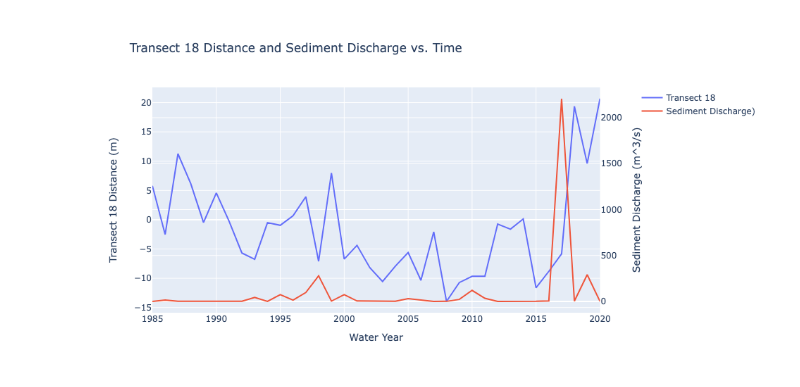
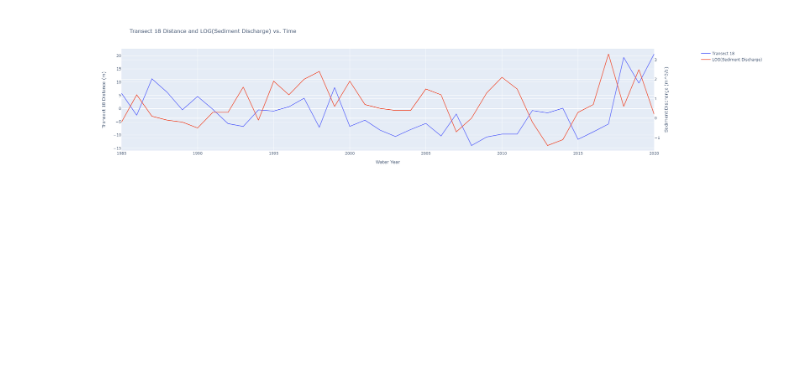
Before and after one commit to landen5/USGS-project, a Jupyter notebook: SingleVar.ipynb, the cells around one changed output. Saved outputs shown, nothing was run; the diff lists cells and outputs as text; code cells hidden in the pictures; blank space fills up the shorter version.

```diff
--- a/SingleVar.ipynb
+++ b/SingleVar.ipynb
@@ -123,37 +123,37 @@ from plotly.subplots import make_subplots
 fig = make_subplots(specs=[[{"secondary_y": True}]])
 
 # Add traces
 fig.add_trace(
     go.Scatter(x=[1985,1986,1987,1988,1989,1990,1991,1992,1993,1994,1995,1996,1997,1998,1999,2000,2001,2002,2003,2004,2005,2006,2007,2008,2009,2010,2011,2012,2013,2014,2015,2016,2017,2018,2019,2020],
                y=[5.800633135,-2.525792215,11.26297939,6.162470135,-0.4692219648,4.582740585,-0.2661578148,-5.687038715,-6.751223965,-0.4966542148,-0.9489800648,0.6815031352,3.924888985,-7.094181465,7.979817785,-6.722135015,-4.376693715,-8.170934715,-10.55158526,-7.920103015,-5.608041415,-10.34584811,-2.071342315,-13.95305141,-10.72921181,-9.661114915,-9.654031415,-0.7335888148,-1.616565415,0.1368180852,-11.63018336,-8.815136615,-5.823675415,19.35494249,9.596058585,20.66942109],
                name="Transect 18"),
     secondary_y=False,
 )
 
 fig.add_trace(
     go.Scatter(x=[1985,1986,1987,1988,1989,1990,1991,1992,1993,1994,1995,1996,1997,1998,1999,2000,2001,2002,2003,2004,2005,2006,2007,2008,2009,2010,2011,2012,2013,2014,2015,2016,2017,2018,2019,2020],
-               y=[0.7,14.6,1.4,0.7,0.7,0.3,1.8,2.1,43.0,0.8,73.7,14.5,96.9,278.8,3.6,73.2,5.0,2.9,2.4,2.6,31.2,15.9,0.2,1.0,22.1,120.3,34.2,0.6,0.0,0.1,1.8,5.4,2207.2,4.2,291.6,1.7],
-               name="Sediment Discharge)"),
+               y=[-0.2,1.2,0.1,-0.1,-0.2,-0.5,0.3,0.3,1.6,-0.1,1.9,1.2,2.0,2.4,0.6,1.9,0.7,0.5,0.4,0.4,1.5,1.2,-0.7,0.0,1.3,2.1,1.5,-0.2,-1.4,-1.1,0.3,0.7,3.3,0.6,2.5,0.2],
+               name="LOG(Sediment Discharge)"),
     secondary_y=True,
 )
 
 # Add figure title
 fig.update_layout(
-    title_text="Transect 18 Distance and Sediment Discharge vs. Time",
+    title_text="Transect 18 Distance and LOG(Sediment Discharge) vs. Time",
     width=1000, height=500
 )
 
 # Set x-axis title
 fig.update_xaxes(title_text="Water Year")
 
 # Set y-axes titles
 fig.update_yaxes(title_text="Transect 18 Distance (m)", secondary_y=False)
 fig.update_yaxes(title_text="Sediment Discharge (m^3/s)", secondary_y=True)
 
 fig.show()
 #fig.write_image("images/fig4.jpeg")
 # %% [output]
-[figure, old version]
+[figure, new version]
 # %%
 import plotly.graph_objects as go
 from plotly.subplots import make_subplots
```
Also changed, not shown: parts of 4 cells of this notebook.
